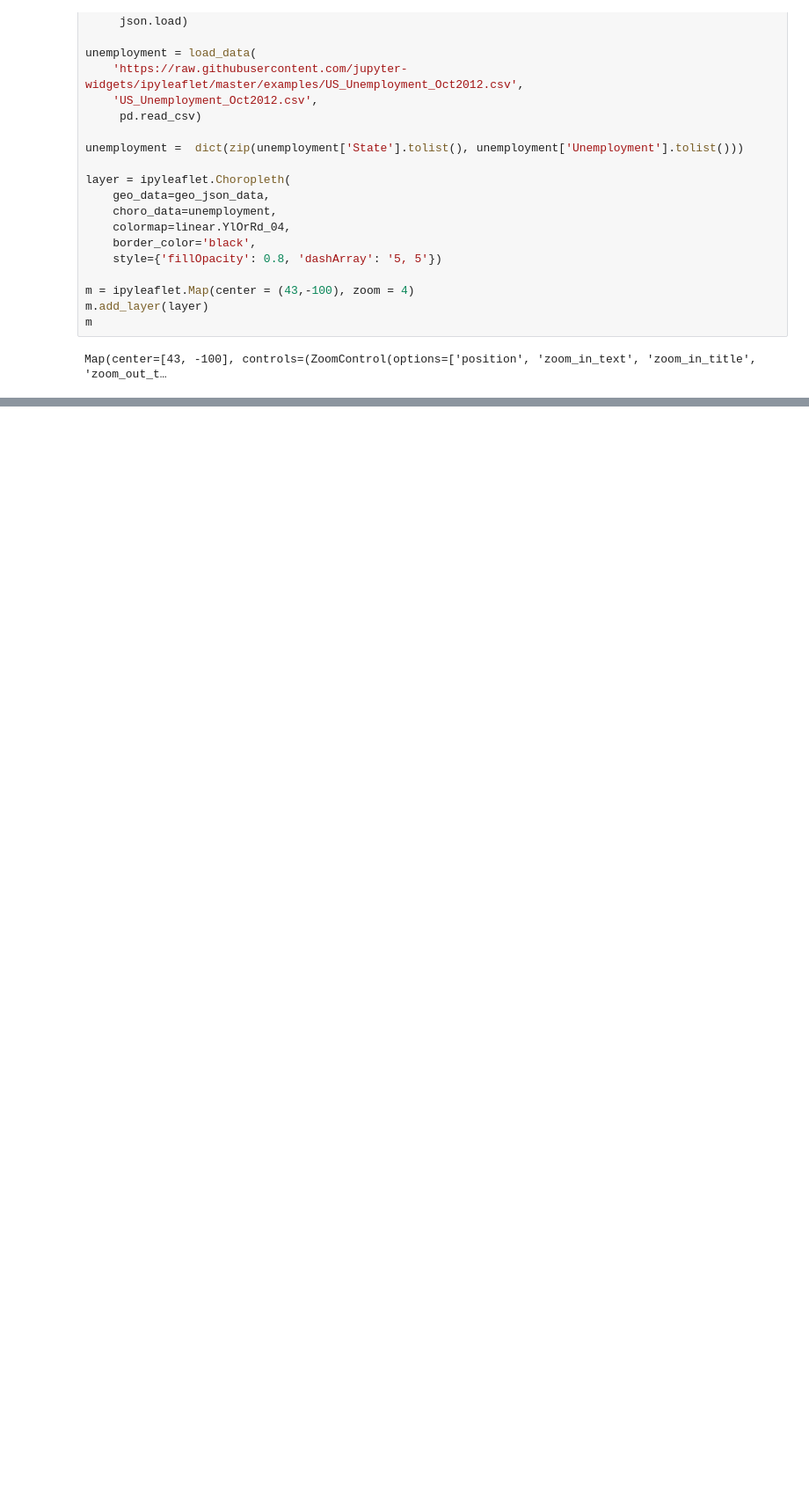
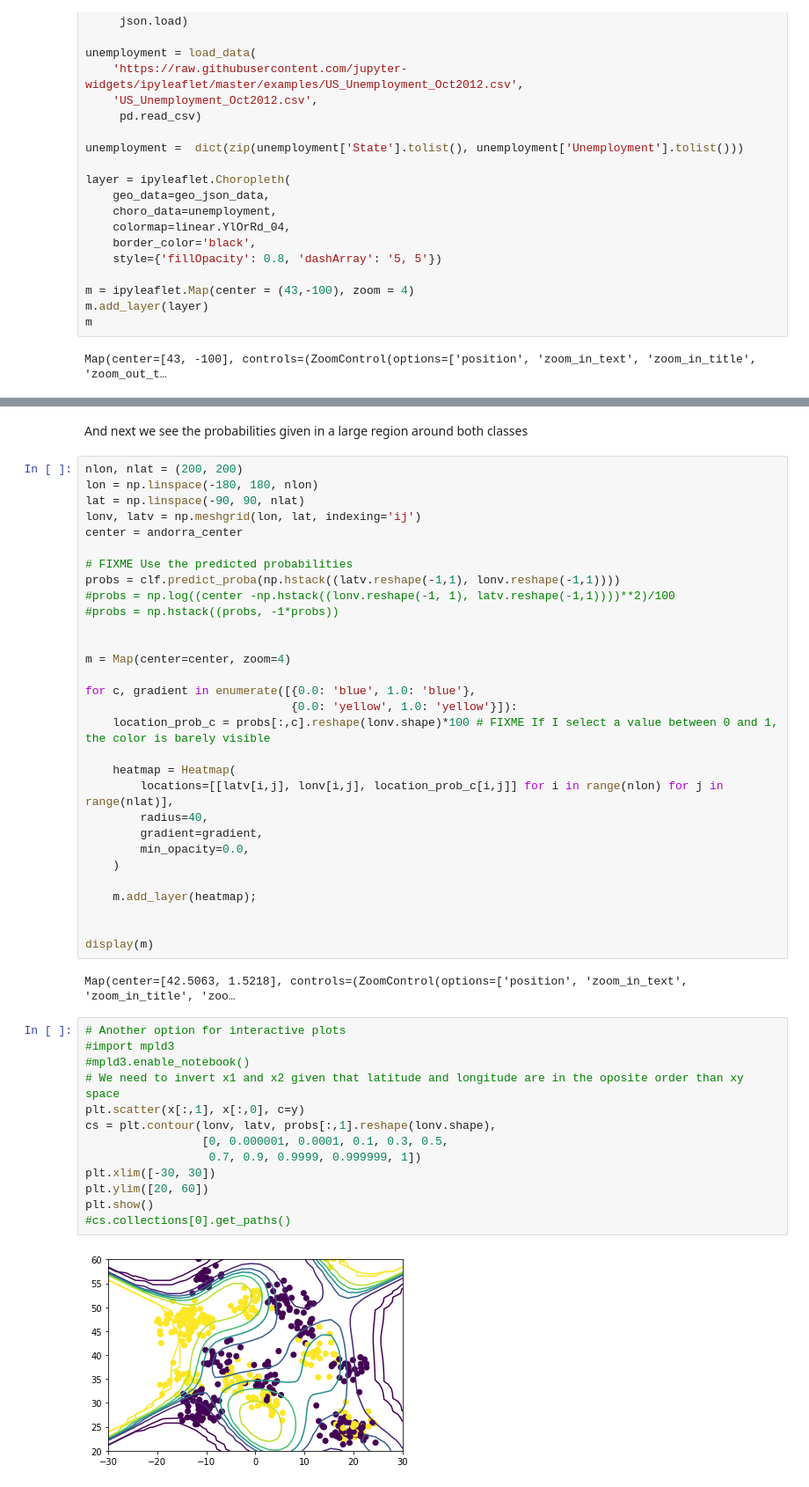
Before and after one commit to IntelligentSystemsLaboratory/Computer-Says-I-Dont-Know, a Jupyter notebook: Template.ipynb, the cells around one changed output, grey strips where cells are left out. Shown at 88% size. Saved outputs shown, nothing was run; the diff lists cells and outputs as text; blank space fills up the shorter version.

Commit message:
Contour map - Added example to show contour map

```diff
--- a/Template.ipynb
+++ b/Template.ipynb
@@ -673,0 +643,49 @@ Map(center=[40.4637, -3.7492], controls=(ZoomControl(options=['position', 'zoom_
+# %% [markdown]
+And next we see the probabilities given in a large region around both classes
+# %%
+nlon, nlat = (200, 200)
+lon = np.linspace(-180, 180, nlon)
+lat = np.linspace(-90, 90, nlat)
+lonv, latv = np.meshgrid(lon, lat, indexing='ij')
+center = andorra_center
+
+# FIXME Use the predicted probabilities
+probs = clf.predict_proba(np.hstack((latv.reshape(-1,1), lonv.reshape(-1,1))))
+#probs = np.log((center -np.hstack((lonv.reshape(-1, 1), latv.reshape(-1,1))))**2)/100
+#probs = np.hstack((probs, -1*probs))
+
+
+m = Map(center=center, zoom=4)
+
+for c, gradient in enumerate([{0.0: 'blue', 1.0: 'blue'},
+                              {0.0: 'yellow', 1.0: 'yellow'}]):
+    location_prob_c = probs[:,c].reshape(lonv.shape)*100 # FIXME If I select a value between 0 and 1, the color is barely visible
+
+    heatmap = Heatmap(
+        locations=[[latv[i,j], lonv[i,j], location_prob_c[i,j]] for i in range(nlon) for j in range(nlat)],
+        radius=40,
+        gradient=gradient,
+        min_opacity=0.0,
+    )
+
+    m.add_layer(heatmap);
+
+
+display(m)
+# %% [output]
+Map(center=[42.5063, 1.5218], controls=(ZoomControl(options=['position', 'zoom_in_text', 'zoom_in_title', 'zoo…
+# %%
+# Another option for interactive plots
+#import mpld3
+#mpld3.enable_notebook()
+# We need to invert x1 and x2 given that latitude and longitude are in the oposite order than xy space
+plt.scatter(x[:,1], x[:,0], c=y)
+cs = plt.contour(lonv, latv, probs[:,1].reshape(lonv.shape),
+                 [0, 0.000001, 0.0001, 0.1, 0.3, 0.5,
+                  0.7, 0.9, 0.9999, 0.999999, 1])
+plt.xlim([-30, 30])
+plt.ylim([20, 60])
+plt.show()
+#cs.collections[0].get_paths()
+# %% [output]
+[figure, added]
```
Also changed, not shown: parts of 42 cells of this notebook.
